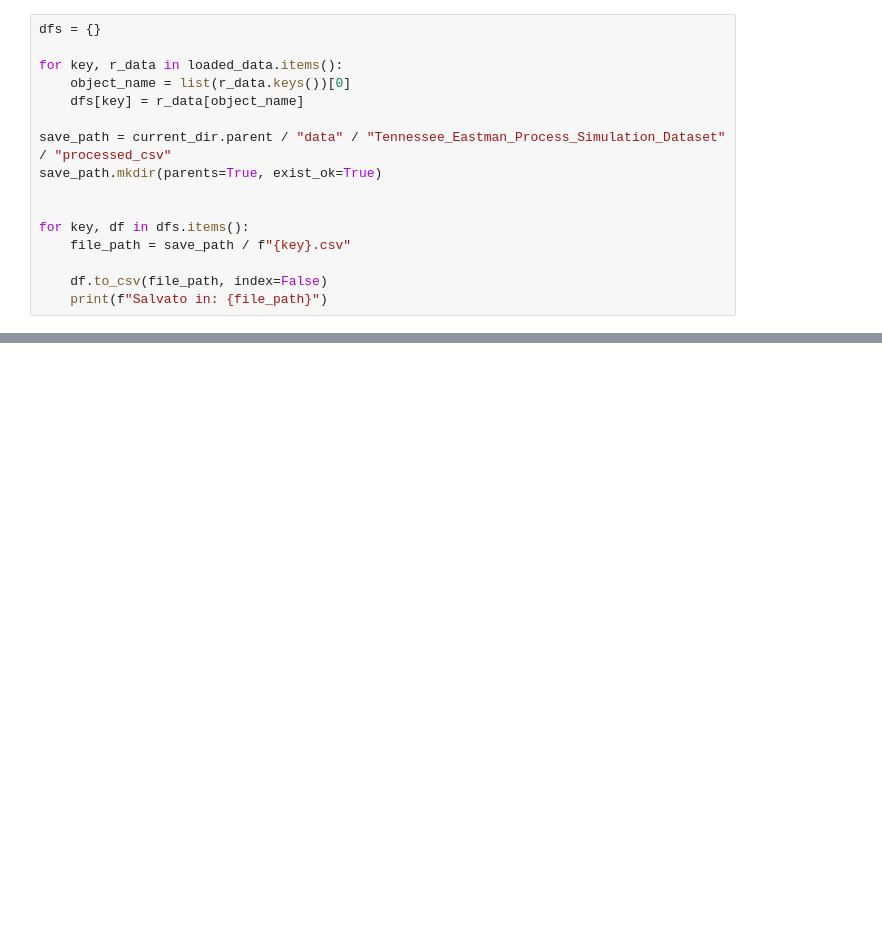
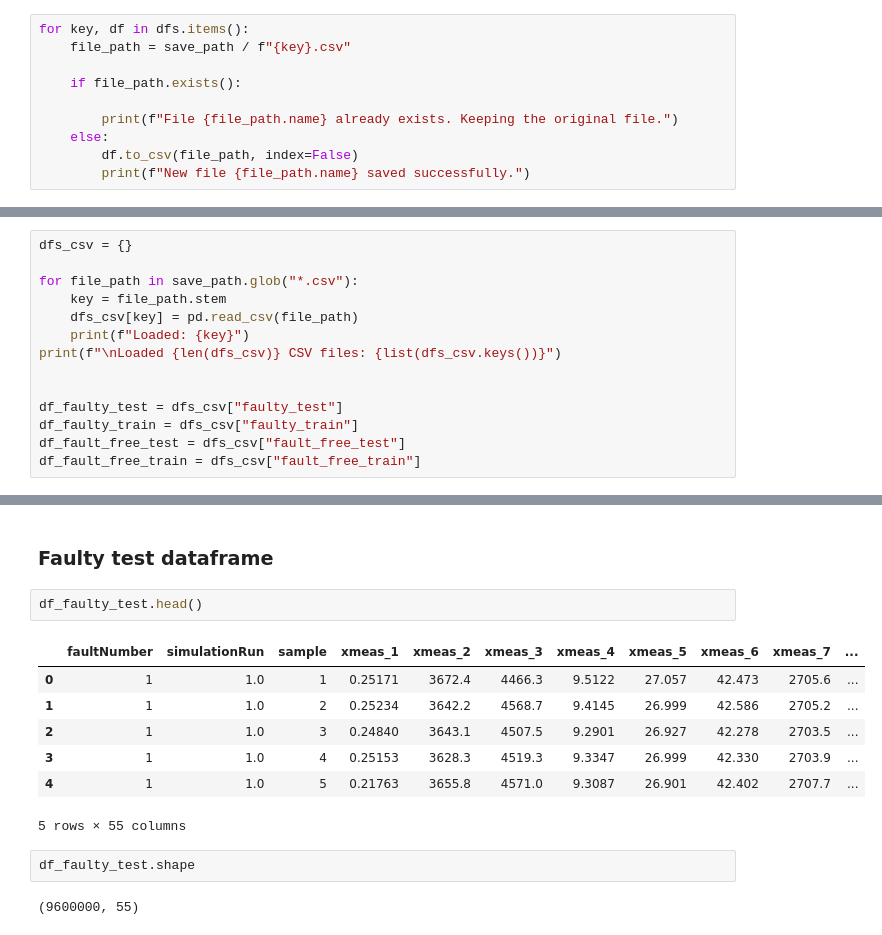
Before and after one commit to lollogiro/ai4i-transfer-learning-synthetic, a Jupyter notebook: stage1-data_exploration/Tennessee.ipynb, the cells around one changed output, grey strips where cells are left out. Drawn from its saved outputs; the diff is of its cells as text; blank space fills up the shorter version.

Commit message:
data visualization Tennessee dataset

```diff
--- a/stage1-data_exploration/Tennessee.ipynb
+++ b/stage1-data_exploration/Tennessee.ipynb
@@ -33,17 +80,11 @@ Caricato: TEP_Faulty_Training.RData
 # %%
-dfs = {}
-
-for key, r_data in loaded_data.items():
-    object_name = list(r_data.keys())[0]
-    dfs[key] = r_data[object_name]
-
-save_path = current_dir.parent / "data" / "Tennessee_Eastman_Process_Simulation_Dataset" / "processed_csv"
-save_path.mkdir(parents=True, exist_ok=True)
-
-
 for key, df in dfs.items():
     file_path = save_path / f"{key}.csv"
 
-    df.to_csv(file_path, index=False)
-    print(f"Salvato in: {file_path}")
+    if file_path.exists():
+
+        print(f"File {file_path.name} already exists. Keeping the original file.")
+    else:
+        df.to_csv(file_path, index=False)
+        print(f"New file {file_path.name} saved successfully.")
 # %% [output]
@@ -53,0 +97,14 @@ Salvato in: d:\OneDrive\Desktop\Università\AI in industry\ai4i-transfer-learnin
+# %%
+dfs_csv = {}
+
+for file_path in save_path.glob("*.csv"):
+    key = file_path.stem
+    dfs_csv[key] = pd.read_csv(file_path)
+    print(f"Loaded: {key}")
+print(f"\nLoaded {len(dfs_csv)} CSV files: {list(dfs_csv.keys())}")
+
+
+df_faulty_test = dfs_csv["faulty_test"]
+df_faulty_train = dfs_csv["faulty_train"]
+df_fault_free_test = dfs_csv["fault_free_test"]
+df_fault_free_train = dfs_csv["fault_free_train"]
@@ -53,0 +127,16 @@ Salvato in: d:\OneDrive\Desktop\Università\AI in industry\ai4i-transfer-learnin
+# %% [markdown]
+### Faulty test dataframe
+# %%
+df_faulty_test.head()
+# %% [output]
+|  | faultNumber | simulationRun | sample | xmeas_1 | xmeas_2 | xmeas_3 | xmeas_4 | xmeas_5 | xmeas_6 | xmeas_7 | ... |
+| 0 | 1 | 1.0 | 1 | 0.25171 | 3672.4 | 4466.3 | 9.5122 | 27.057 | 42.473 | 2705.6 | ... |
+| 1 | 1 | 1.0 | 2 | 0.25234 | 3642.2 | 4568.7 | 9.4145 | 26.999 | 42.586 | 2705.2 | ... |
+| 2 | 1 | 1.0 | 3 | 0.24840 | 3643.1 | 4507.5 | 9.2901 | 26.927 | 42.278 | 2703.5 | ... |
+| 3 | 1 | 1.0 | 4 | 0.25153 | 3628.3 | 4519.3 | 9.3347 | 26.999 | 42.330 | 2703.9 | ... |
+| 4 | 1 | 1.0 | 5 | 0.21763 | 3655.8 | 4571.0 | 9.3087 | 26.901 | 42.402 | 2707.7 | ... |
+5 rows × 55 columns
+# %%
+df_faulty_test.shape
+# %% [output]
+(9600000, 55)
```
Also changed, not shown: parts of 29 cells of this notebook.
